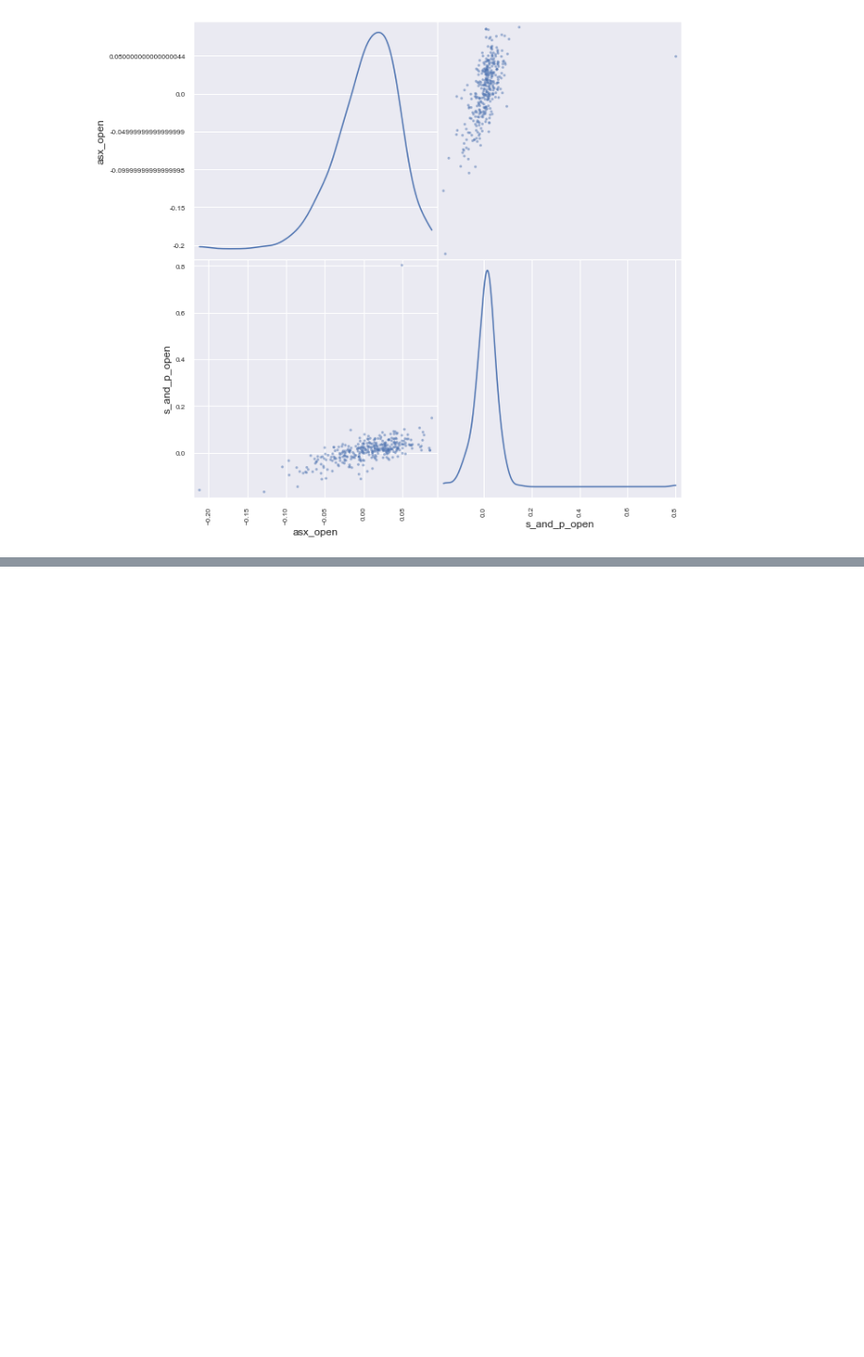
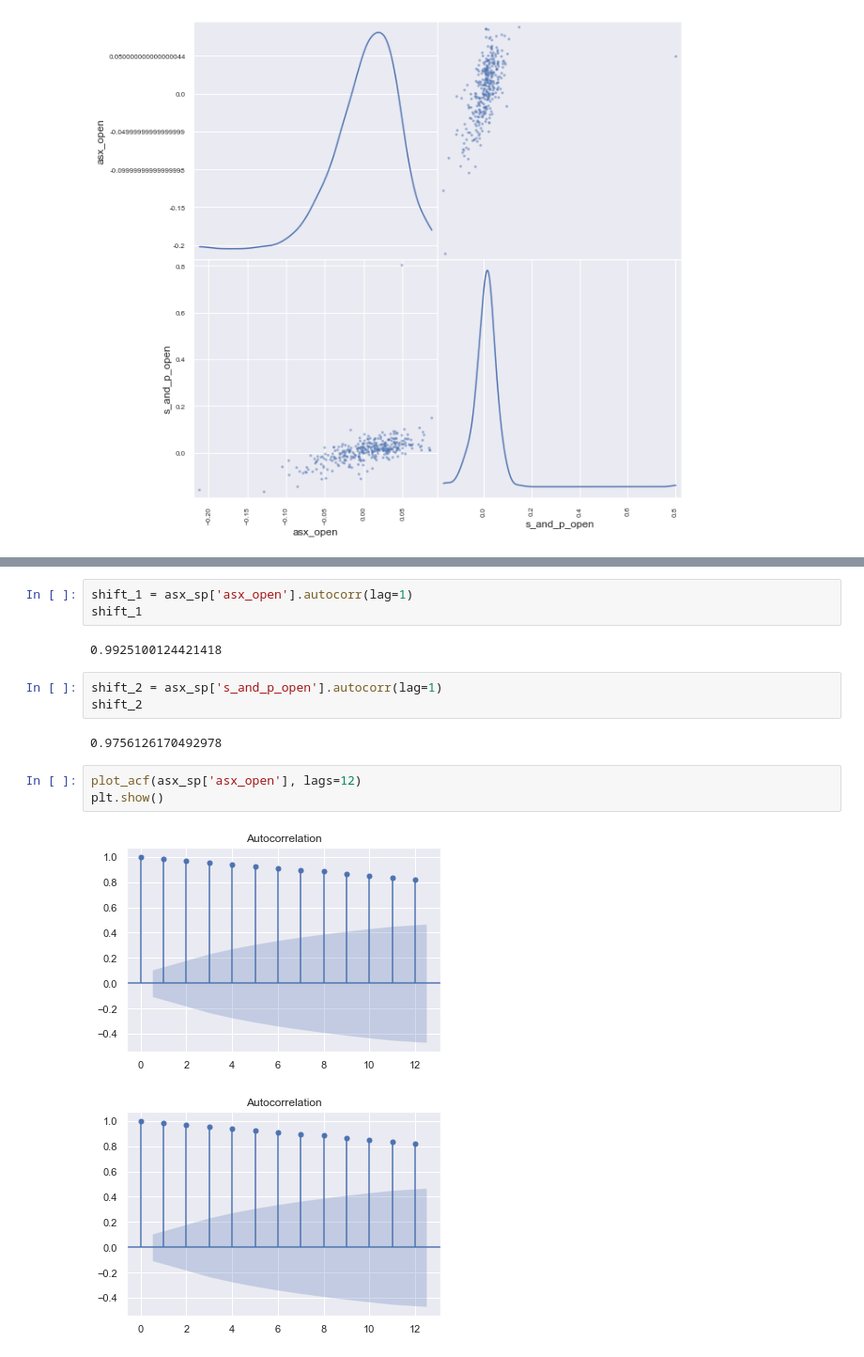
Before and after one commit to MDSI-AUG-2020-DSP/ASX, a Jupyter notebook: asx200_sp500_EDA.ipynb, the cells around one changed output, grey strips where cells are left out. Shown at 94% size. Cells and saved outputs as stored; diff of their text form; blank space fills up the shorter version.

```diff
--- a/asx200_sp500_EDA.ipynb
+++ b/asx200_sp500_EDA.ipynb
@@ -215,0 +219,16 @@ def corrfunc(x, y, **kws):
+# %%
+shift_1 = asx_sp['asx_open'].autocorr(lag=1)
+shift_1
+# %% [output]
+0.9925100124421418
+# %%
+shift_2 = asx_sp['s_and_p_open'].autocorr(lag=1)
+shift_2
+# %% [output]
+0.9756126170492978
+# %%
+plot_acf(asx_sp['asx_open'], lags=12)
+plt.show()
+# %% [output]
+[figure, added]
+[figure, added]
```
Also changed, not shown: parts of 14 cells of this notebook.
